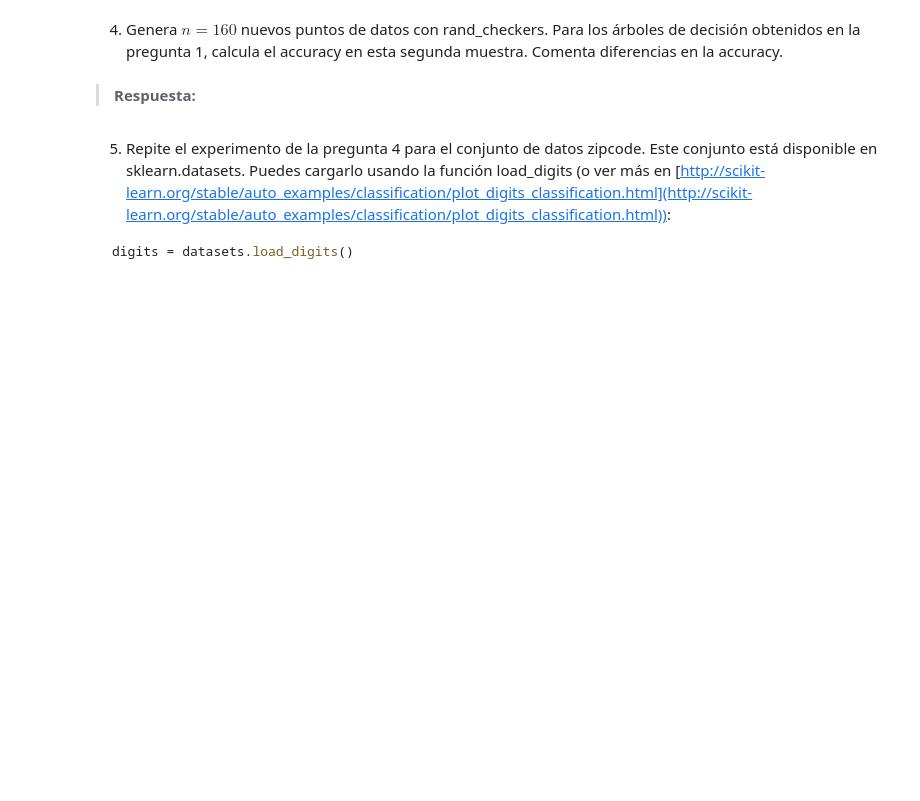
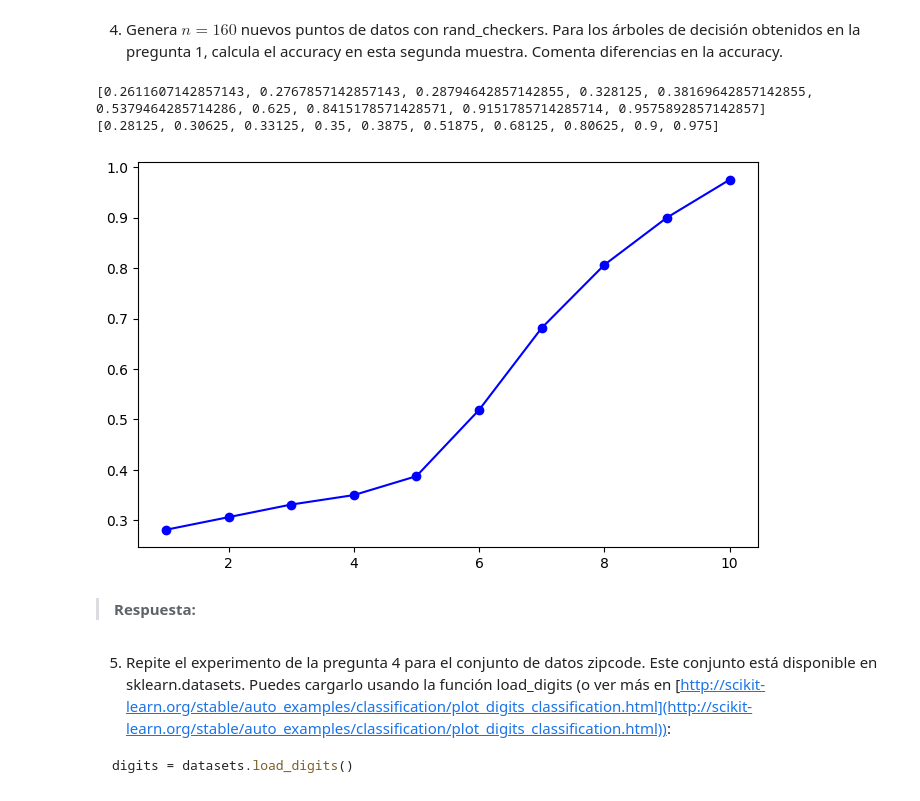
Before and after one commit to nicoArriagadaj/Lab6, a Jupyter notebook: Laboratorio_6.ipynb, the cells around one changed output. Saved outputs shown, nothing was run; the diff lists cells and outputs as text; code cells hidden in the pictures; blank space fills up the shorter version.

```diff
--- a/Laboratorio_6.ipynb
+++ b/Laboratorio_6.ipynb
@@ -166,16 +166,28 @@ plot_tree(five_dt)
 # %% [markdown]
 4. Genera $n=160$ nuevos puntos de datos con rand_checkers. Para los árboles de decisión obtenidos en la pregunta 1, calcula el accuracy en esta segunda muestra. Comenta diferencias en la accuracy.
 # %%
-# TODO: Generar los datos de prueba
-# data_test = rand_checkers(...)
-# X_test =
-# Y_test =
 
-# TODO: Obtener la precision para cada max_depth
-# ...
+sigma = 0.1
+data_test  = rand_checkers(40,40,40,40,sigma)
 
-# TODO: Graficar resultados
-# ...
+X_test = data_test[:, :2]
+Y_test = data_test[:, 2]
+
+accuracies_test = []
+for i in range(1,11):
+    dt_test = DecisionTreeClassifier(max_depth=i, criterion='entropy')
+    dt_test.fit(X_test,Y_test)
+    accuracy_test = dt_test.score(X_test, Y_test)
+    accuracies_test.append(accuracy_test)
+
+plt.figure(figsize=(8, 5))
+plt.plot(range(1,11) , accuracies_test,  marker='o', color='blue')
+print(accuracies)
+print(accuracies_test)
+# %% [output]
+[0.2611607142857143, 0.2767857142857143, 0.28794642857142855, 0.328125, 0.38169642857142855, 0.5379464285714286, 0.625, 0.8415178571428571, 0.9151785714285714, 0.9575892857142857]
+[0.28125, 0.30625, 0.33125, 0.35, 0.3875, 0.51875, 0.68125, 0.80625, 0.9, 0.975]
+[figure, added]
 # %% [markdown]
 >**Respuesta:**
 # %% [markdown]
```
Also changed, not shown: parts of 5 cells of this notebook.
